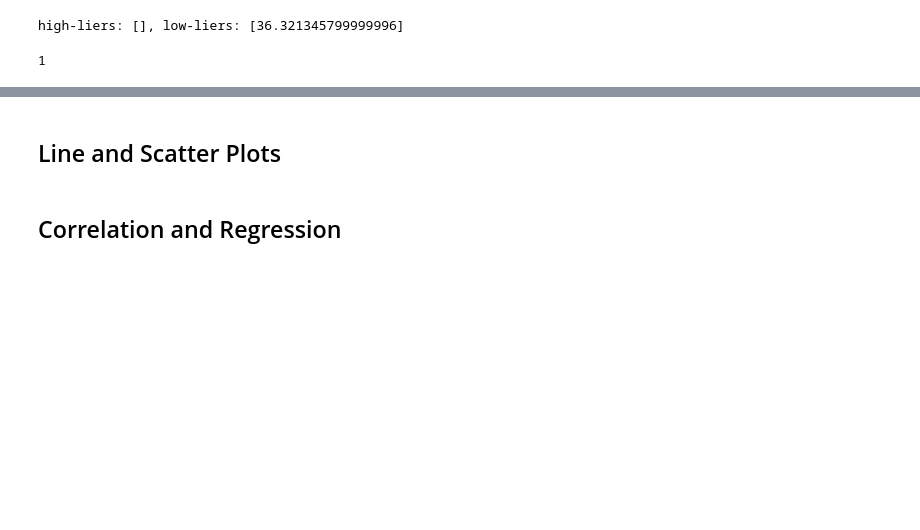
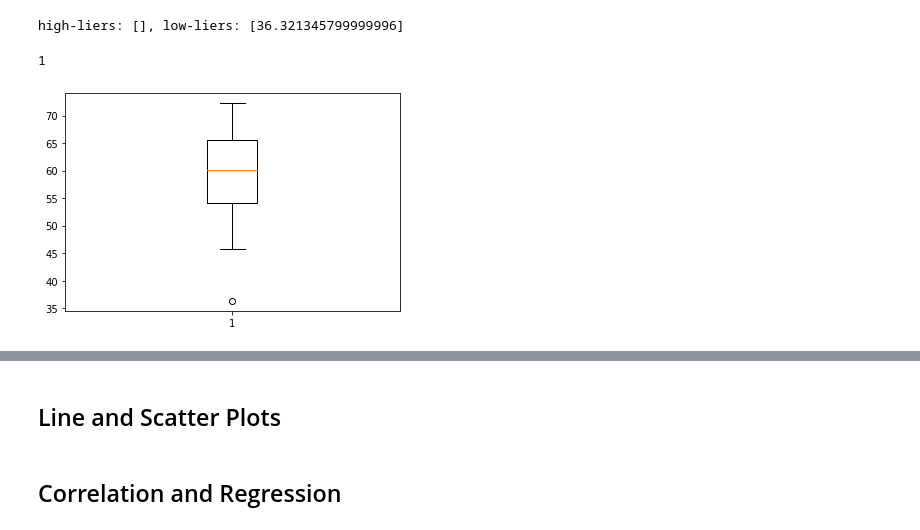
Before and after one commit to rperezme-data/DAB_H05_Matplotlib-challenge, a Jupyter notebook: Pymaceuticals/main.ipynb, the cells around one changed output, grey strips where cells are left out. Cells and saved outputs as stored; diff of their text form; code cells hidden in the pictures; blank space fills up the shorter version.

Commit message:
Add Box Plot

```diff
--- a/Pymaceuticals/main.ipynb
+++ b/Pymaceuticals/main.ipynb
@@ -292,3 +292,8 @@ len([value for value in tumor_vol_data[treatment].values if (value < lower_bound
 1
 # %%
 # Generate a box plot of the final tumor volume of each mouse across four regimens of interest
+# %%
+plt.boxplot(tumor_vol_data[treatment].values)
+plt.show()
+# %% [output]
+[figure, added]
```
Also changed, not shown: parts of 1 cell of this notebook.
